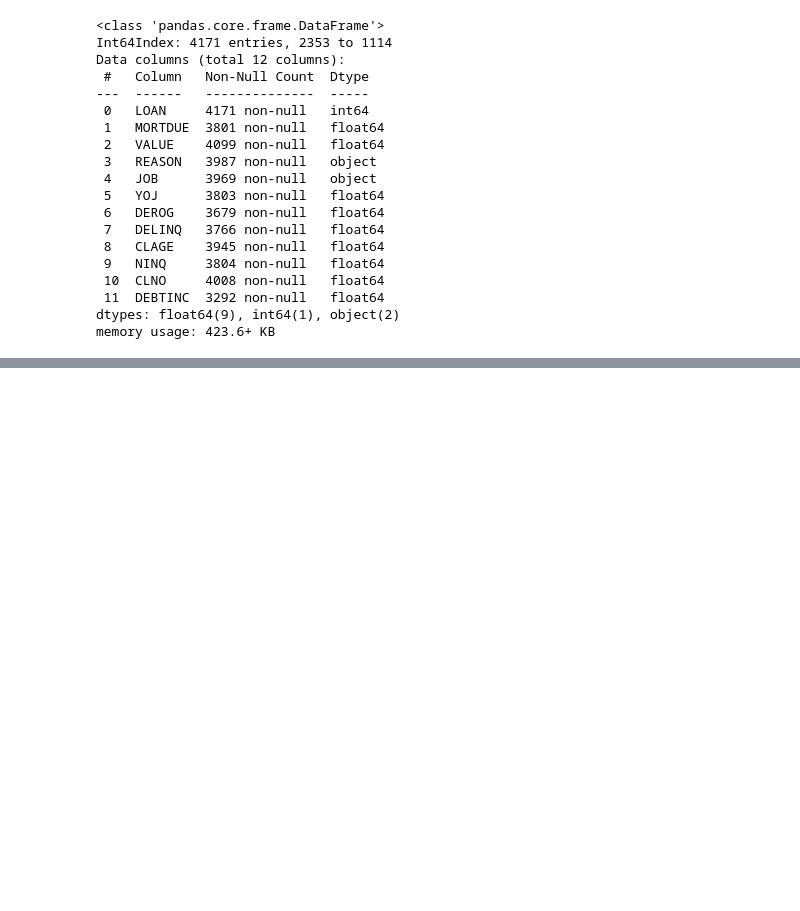
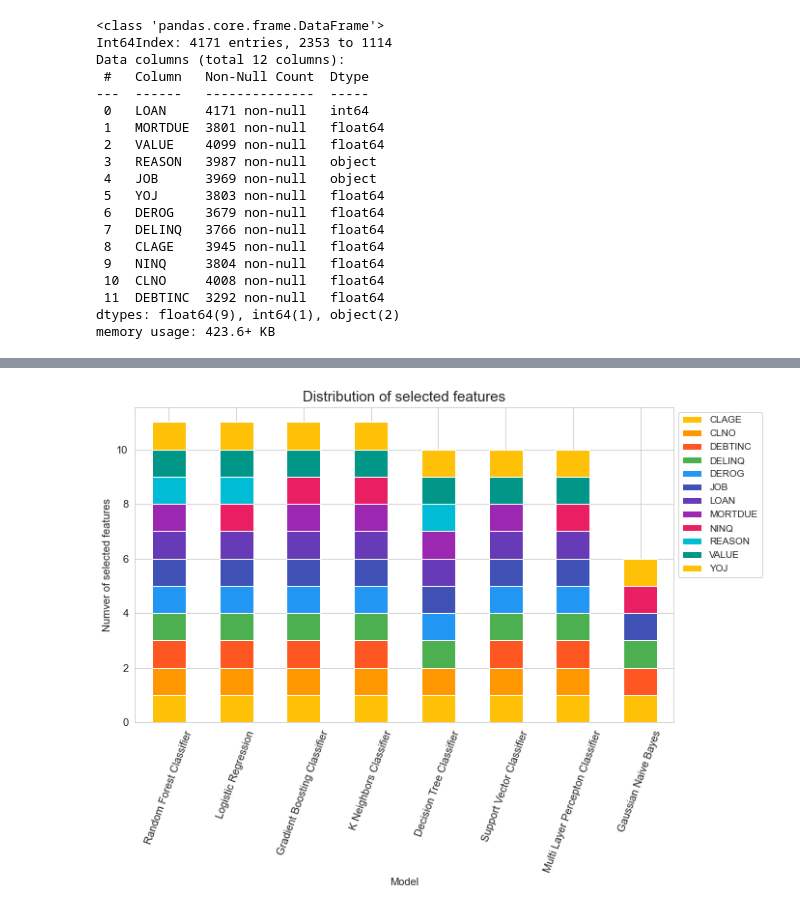
Before and after one commit to petr-ngn/FFU_VSE_Masters_Thesis_ML_Credit_Risk_Modelling, a Jupyter notebook: Master_Thesis.ipynb, the cells around one changed output, grey strips where cells are left out. Drawn from its saved outputs; the diff is of its cells as text; code cells hidden in the pictures; blank space fills up the shorter version.

```diff
--- a/Master_Thesis.ipynb
+++ b/Master_Thesis.ipynb
@@ -1236,0 +1332,4 @@ LogisticRegression(random_state=123)
+# %%
+selected_features_dist(feat_selection_df)
+# %% [output]
+[figure, added]
```
Also changed, not shown: parts of 92 cells of this notebook.
